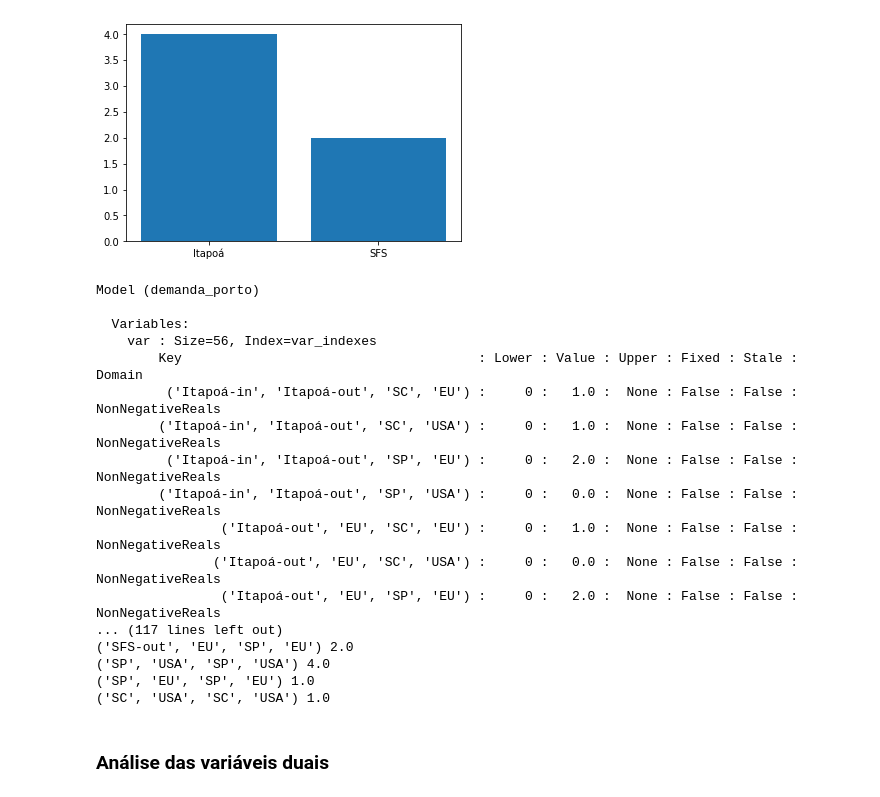
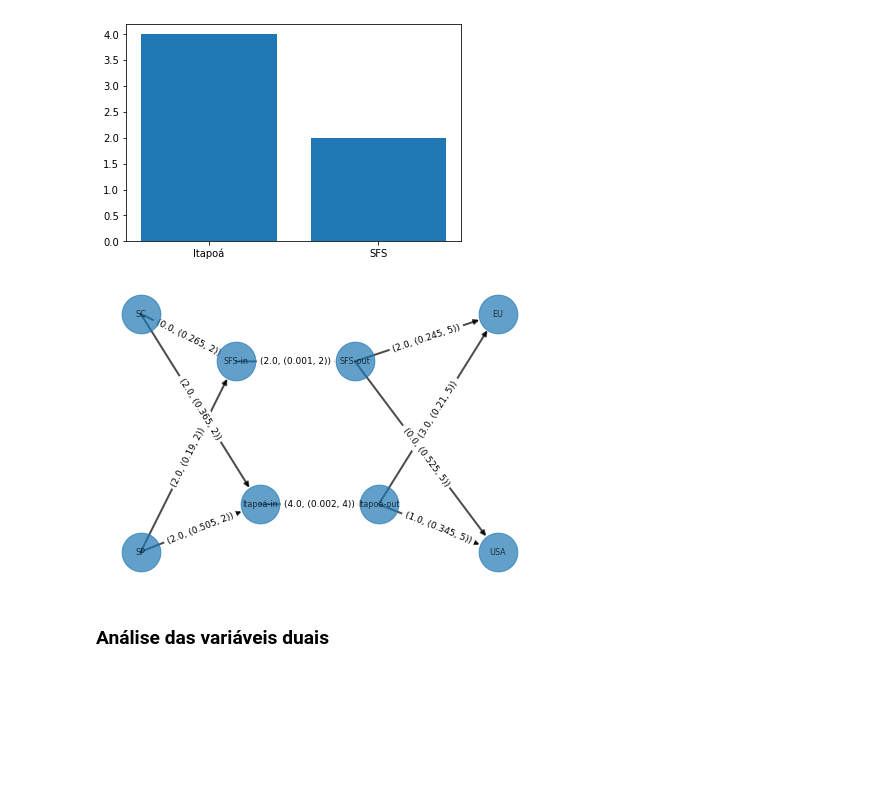
Before and after one commit to evpinheiro/competition-studies, a Jupyter notebook: EstudosConcorrencial.ipynb, the cells around one changed output. Cells and saved outputs as stored; diff of their text form; code cells hidden in the pictures; blank space fills up the shorter version.

```diff
--- a/EstudosConcorrencial.ipynb
+++ b/EstudosConcorrencial.ipynb
@@ -210,35 +172,35 @@ plt.show()
 # %% [output]
 {'Itapoá': 4.0, 'SFS': 2.0}
 [figure]
+# %%
+fluxo_arco = {}
+for var_index in modelo.var_indexes:
+    if fluxo_arco.get((var_index[0], var_index[1])) is not None:
+        fluxo_arco[(var_index[0], var_index[1])] = fluxo_arco[(var_index[0], var_index[1])] + modelo.var[var_index].value
+    else:
+        fluxo_arco[(var_index[0], var_index[1])] = modelo.var[var_index].value
+
+edge_labels = {}
+for edge in arcos:
+    if custo_transporte[edge] < 1000:
+        edge_labels[edge] = (fluxo_arco[edge], (custo_transporte[edge], capacidades_arcos[edge]))
+rede_fluxo = create_networkx(edge_labels)
+# %% [output]
+[figure, added]
 # %%
 #print(results)
 # print(results.solver.status)
 # modelo.x.pprint()
 #print(objetivo(modelo))
 #print(conserva_fluxo(modelo, vertices, origem_destino))
+
 modelo.display()
+
 #modelo.pprint()
-for var_index in modelo.var_indexes:
-    if modelo.var[var_index].value != 0:
-        print(var_index,modelo.var[var_index].value)
+
+# for var_index in modelo.var_indexes:
+#     if modelo.var[var_index].value != 0:
+#         print(var_index,modelo.var[var_index].value)
-# %% [output]
-Model (demanda_porto)
-
-  Variables:
-    var : Size=56, Index=var_indexes
-        Key                                      : Lower : Value : Upper : Fixed : Stale : Domain
-         ('Itapoá-in', 'Itapoá-out', 'SC', 'EU') :     0 :   1.0 :  None : False : False : NonNegativeReals
-        ('Itapoá-in', 'Itapoá-out', 'SC', 'USA') :     0 :   1.0 :  None : False : False : NonNegativeReals
-         ('Itapoá-in', 'Itapoá-out', 'SP', 'EU') :     0 :   2.0 :  None : False : False : NonNegativeReals
-        ('Itapoá-in', 'Itapoá-out', 'SP', 'USA') :     0 :   0.0 :  None : False : False : NonNegativeReals
-                ('Itapoá-out', 'EU', 'SC', 'EU') :     0 :   1.0 :  None : False : False : NonNegativeReals
-               ('Itapoá-out', 'EU', 'SC', 'USA') :     0 :   0.0 :  None : False : False : NonNegativeReals
-                ('Itapoá-out', 'EU', 'SP', 'EU') :     0 :   2.0 :  None : False : False : NonNegativeReals
-... (117 lines left out)
-('SFS-out', 'EU', 'SP', 'EU') 2.0
-('SP', 'USA', 'SP', 'USA') 4.0
-('SP', 'EU', 'SP', 'EU') 1.0
-('SC', 'USA', 'SC', 'USA') 1.0
 # %% [markdown]
 ### Análise das variáveis duais
 # %%
```
Also changed, not shown: parts of 7 cells of this notebook.
